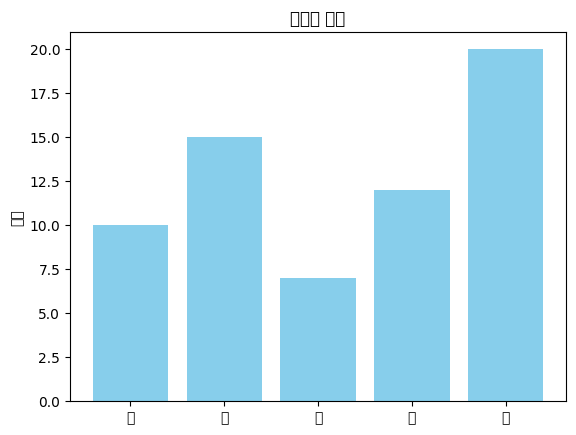
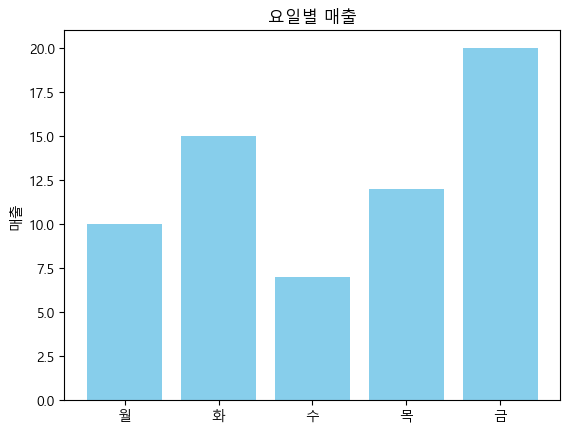
The notebook cell's code change between the first figure and the second:
--- before
+++ after
@@ -1,4 +1,5 @@
 import matplotlib.pyplot as plt
 plt.rcParams['axes.unicode_minus'] = False
+plt.rcParams['font.family'] = 'Malgun Gothic'
 # (한글 폰트 설정 먼저)
 plt.bar(['월','화','수','목','금'], [10, 15, 7, 12, 20], color='skyblue')

Commit: 260602